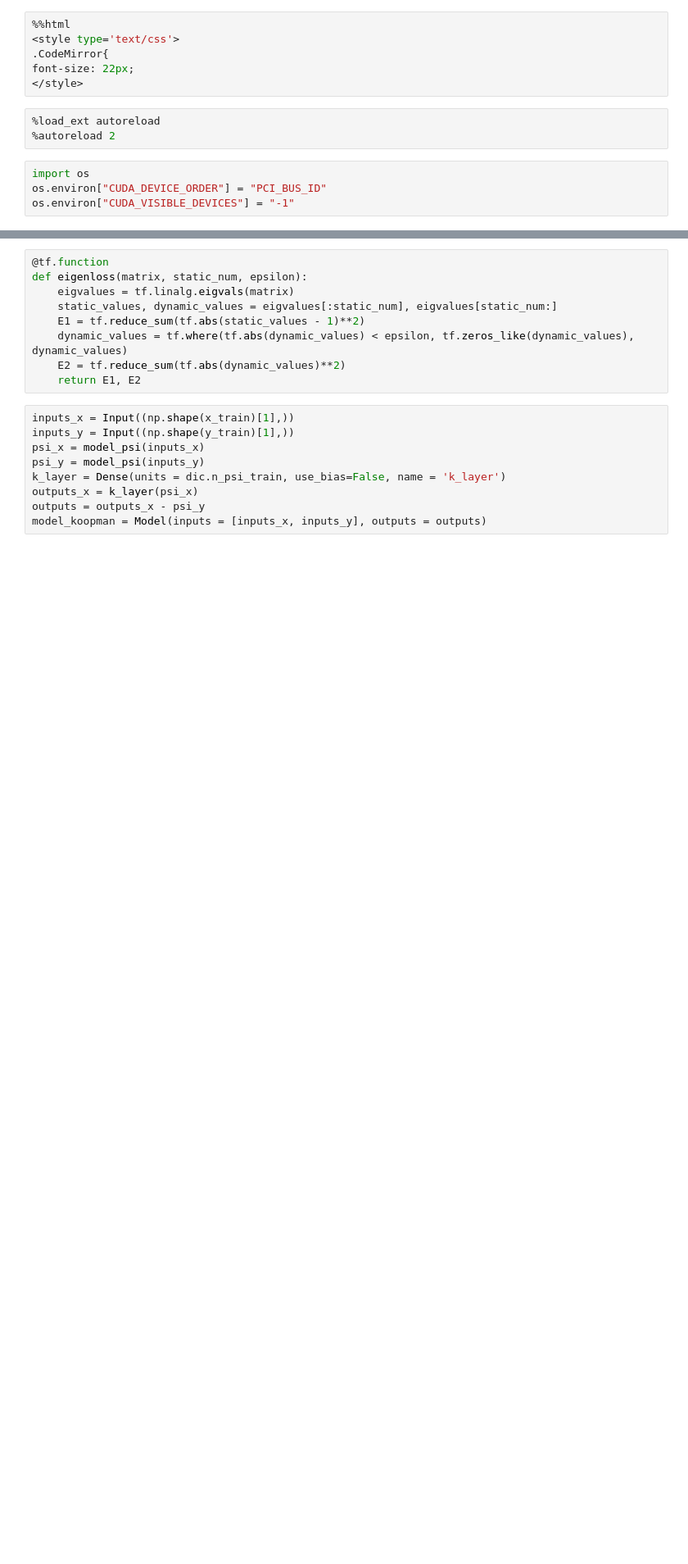
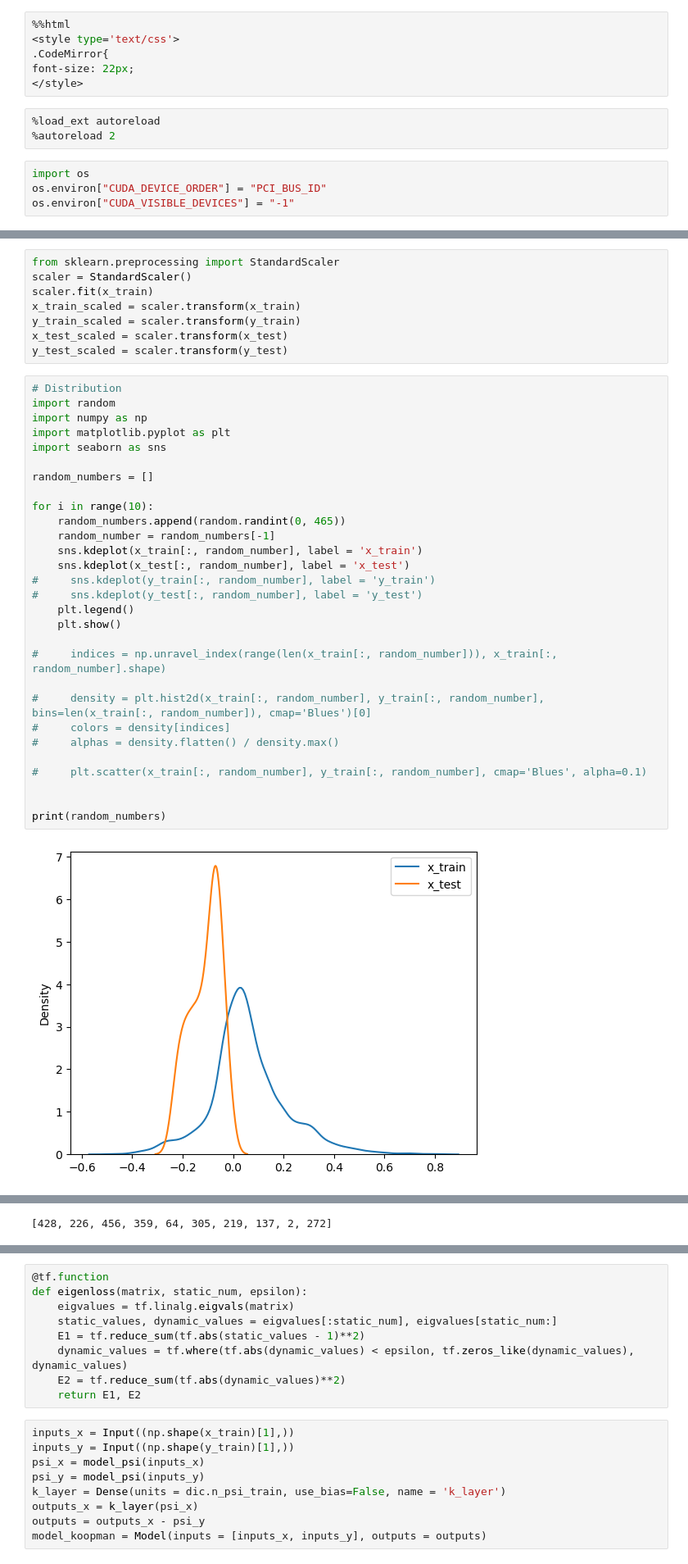
Before and after one commit to Shiqi-Wu/GD_via_Koopman, a Jupyter notebook: teaching/Mnist_2cate.ipynb, the cells around one changed output, grey strips where cells are left out. Shown at 82% size. Cells and saved outputs as stored; diff of their text form; blank space fills up the shorter version.

```diff
--- a/teaching/Mnist_2cate.ipynb
+++ b/teaching/Mnist_2cate.ipynb
@@ -55,0 +88,39 @@ np.shape(x_train)
+# %%
+from sklearn.preprocessing import StandardScaler
+scaler = StandardScaler()
+scaler.fit(x_train)
+x_train_scaled = scaler.transform(x_train)
+y_train_scaled = scaler.transform(y_train)
+x_test_scaled = scaler.transform(x_test)
+y_test_scaled = scaler.transform(y_test)
+# %%
+# Distribution
+import random
+import numpy as np
+import matplotlib.pyplot as plt
+import seaborn as sns
+
+random_numbers = []
+
+for i in range(10):
+    random_numbers.append(random.randint(0, 465))
+    random_number = random_numbers[-1]
+    sns.kdeplot(x_train[:, random_number], label = 'x_train')
+    sns.kdeplot(x_test[:, random_number], label = 'x_test')
+#     sns.kdeplot(y_train[:, random_number], label = 'y_train')
+#     sns.kdeplot(y_test[:, random_number], label = 'y_test')
+    plt.legend()
+    plt.show()
+
+#     indices = np.unravel_index(range(len(x_train[:, random_number])), x_train[:, random_number].shape)
+
+#     density = plt.hist2d(x_train[:, random_number], y_train[:, random_number], bins=len(x_train[:, random_number]), cmap='Blues')[0]
+#     colors = density[indices]
+#     alphas = density.flatten() / density.max()
+
+#     plt.scatter(x_train[:, random_number], y_train[:, random_number], cmap='Blues', alpha=0.1)
+
+
+print(random_numbers)
+# %% [output]
+[figure, added]
@@ -55,0 +136 @@ np.shape(x_train)
+[428, 226, 456, 359, 64, 305, 219, 137, 2, 272]
```
Also changed, not shown: parts of 29 cells of this notebook, 19 other files.
